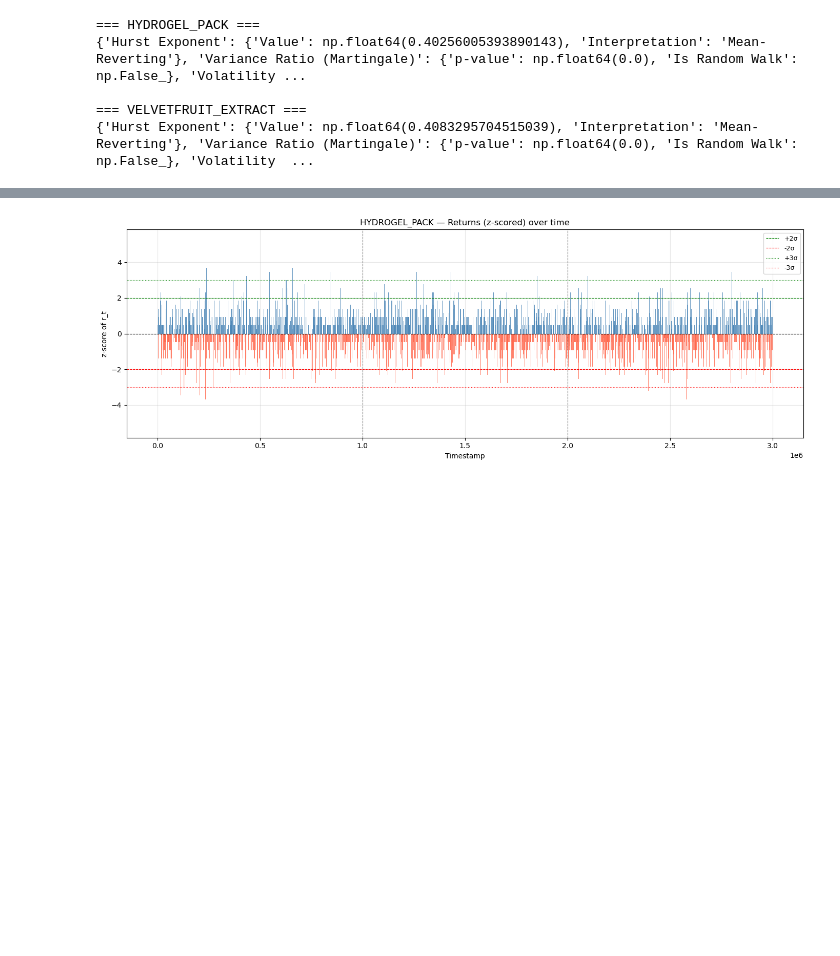
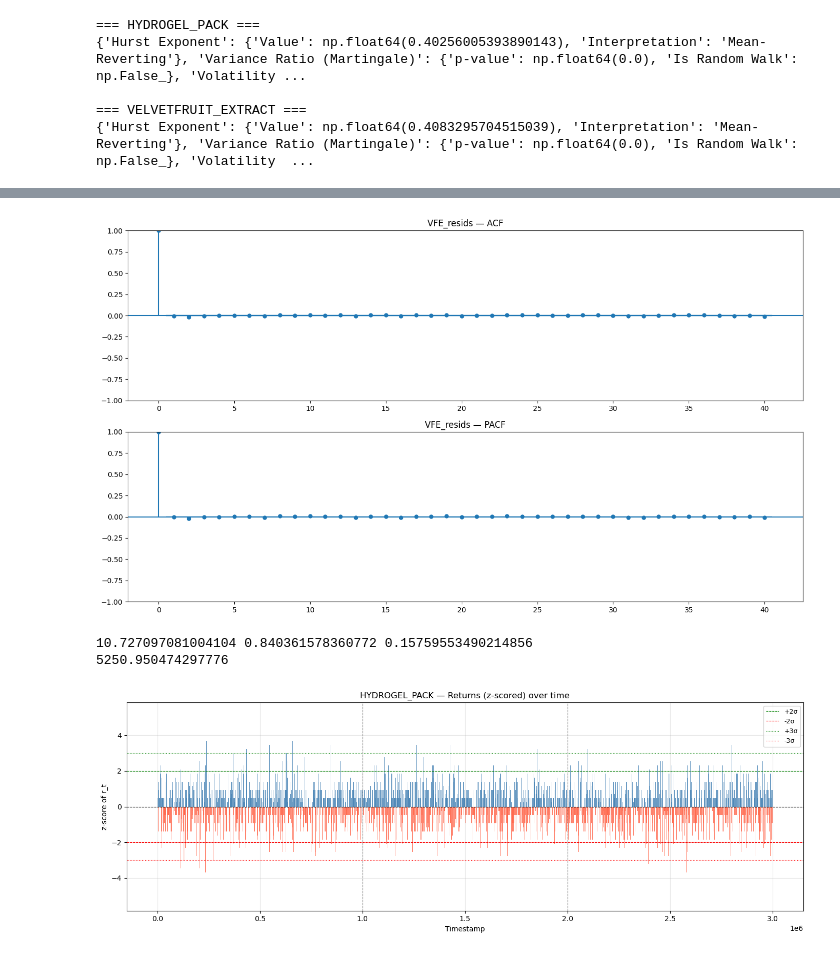
Before and after one commit to nikaslukyanov/kernel_trick, a Jupyter notebook: ROUND3/round3_timeseries.ipynb, the cells around one changed output, grey strips where cells are left out. Cells and saved outputs as stored; diff of their text form; code cells hidden in the pictures; blank space fills up the shorter version.

```diff
--- a/ROUND3/round3_timeseries.ipynb
+++ b/ROUND3/round3_timeseries.ipynb
@@ -135,3 +168,19 @@ for df, label in [(hp_prices, 'HYDROGEL_PACK'), (vfe_prices, 'VELVETFRUIT_EXTRAC
+# %%
+#print(run_time_series_suite(residuals, 'VELVETFRUIT_EXTRACT Linear Regression Residuals'))
+#print(run_advanced_series_suite(residuals, 'VELVETFRUIT_EXTRACT Linear Regression Residuals'))
+fig, axes = plt.subplots(2, 1, figsize=(14, 8))
+plot_acf(residuals, lags=40, ax=axes[0], title=f'{label} — ACF')
+plot_pacf(residuals, lags=40, ax=axes[1], title=f'{label} — PACF')
+plt.tight_layout(); plt.show()
+# %% [output]
+[figure, added]
+# %%
+beta1, beta2, alpha = model.coef_[0], model.coef_[1], model.intercept_
+print(alpha, beta1, beta2)
+print(alpha / (1 - beta1 - beta2))
+# %% [output]
+10.727097081004104 0.840361578360772 0.15759553490214856
+5250.950474297776
 # %%
 # Returns z-scored over time
 for df, label in [(hp_prices, 'HYDROGEL_PACK'), (vfe_prices, 'VELVETFRUIT_EXTRACT')]:
```
Also changed, not shown: parts of 8 cells of this notebook, 2 other files.
